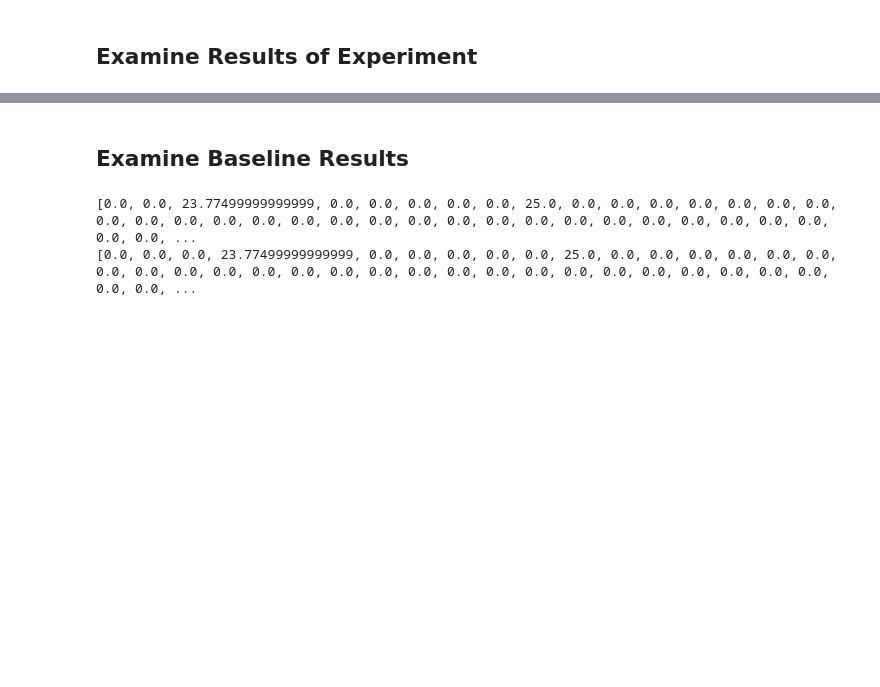
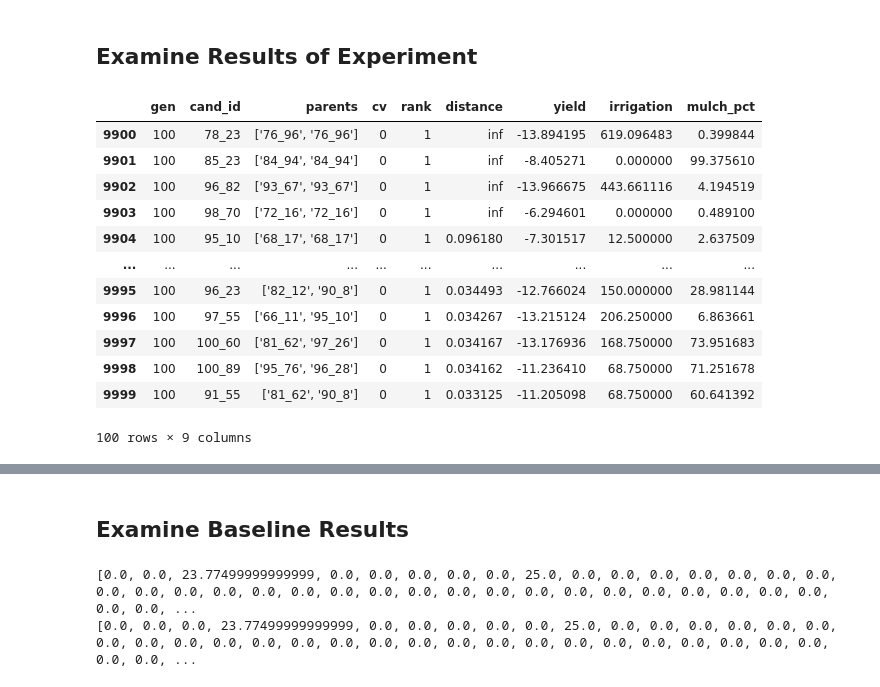
Before and after one commit to danyoungday/praise, a Jupyter notebook: play.ipynb, the cells around one changed output, grey strips where cells are left out. Cells and saved outputs as stored; diff of their text form; code cells hidden in the pictures; blank space fills up the shorter version.

```diff
--- a/play.ipynb
+++ b/play.ipynb
@@ -55,8 +57,23 @@ tensor([ 0.4441,  0.2201, -0.0656, -0.1627, -0.0057, -0.1291,  0.0015,  0.2833,
 # %% [markdown]
 ## Examine Results of Experiment
 # %%
-results_df = pd.read_csv("results/rnn/results.csv")
+results_df = pd.read_csv("results/rnn-seeded/results.csv")
 baseline_df = pd.read_csv("baselines/one-season.csv")
+results_df[results_df["gen"] == results_df["gen"].max()]
+# %% [output]
+|  | gen | cand_id | parents | cv | rank | distance | yield | irrigation | mulch_pct |
+| 9900 | 100 | 78_23 | ['76_96', '76_96'] | 0 | 1 | inf | -13.894195 | 619.096483 | 0.399844 |
+| 9901 | 100 | 85_23 | ['84_94', '84_94'] | 0 | 1 | inf | -8.405271 | 0.000000 | 99.375610 |
+| 9902 | 100 | 96_82 | ['93_67', '93_67'] | 0 | 1 | inf | -13.966675 | 443.661116 | 4.194519 |
+| 9903 | 100 | 98_70 | ['72_16', '72_16'] | 0 | 1 | inf | -6.294601 | 0.000000 | 0.489100 |
+| 9904 | 100 | 95_10 | ['68_17', '68_17'] | 0 | 1 | 0.096180 | -7.301517 | 12.500000 | 2.637509 |
+| ... | ... | ... | ... | ... | ... | ... | ... | ... | ... |
+| 9995 | 100 | 96_23 | ['82_12', '90_8'] | 0 | 1 | 0.034493 | -12.766024 | 150.000000 | 28.981144 |
+| 9996 | 100 | 97_55 | ['66_11', '95_10'] | 0 | 1 | 0.034267 | -13.215124 | 206.250000 | 6.863661 |
+| 9997 | 100 | 100_60 | ['81_62', '97_26'] | 0 | 1 | 0.034167 | -13.176936 | 168.750000 | 73.951683 |
+| 9998 | 100 | 100_89 | ['95_76', '96_28'] | 0 | 1 | 0.034162 | -11.236410 | 68.750000 | 71.251678 |
+| 9999 | 100 | 91_55 | ['81_62', '90_8'] | 0 | 1 | 0.033125 | -11.205098 | 68.750000 | 60.641392 |
+100 rows × 9 columns
 # %%
 gen_df = results_df[results_df["gen"] == results_df["gen"].max()]
 plt.scatter(gen_df["irrigation"], -1 * gen_df["yield"], label="evolution")
```
Also changed, not shown: parts of 8 cells of this notebook, 9 other files.
